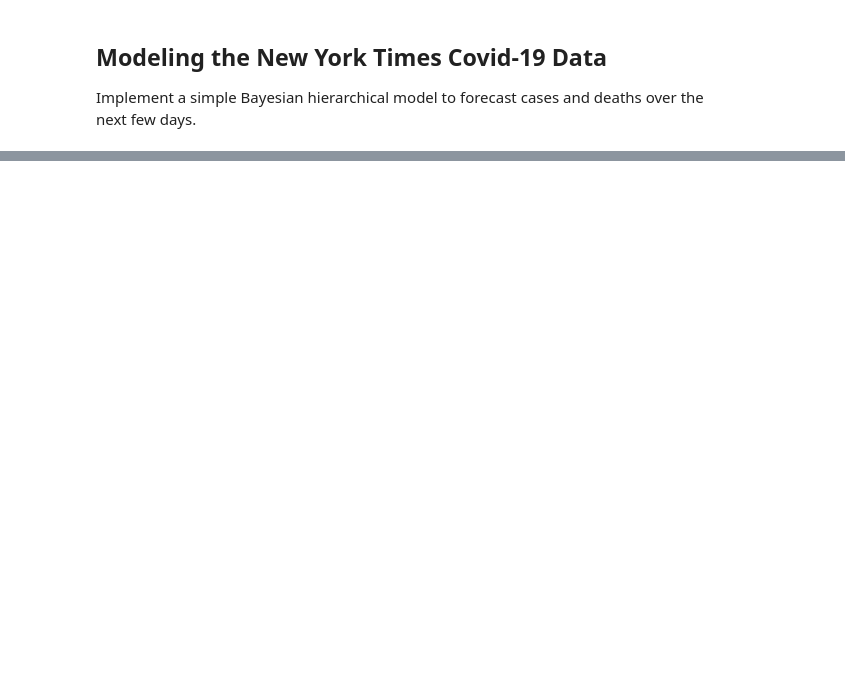
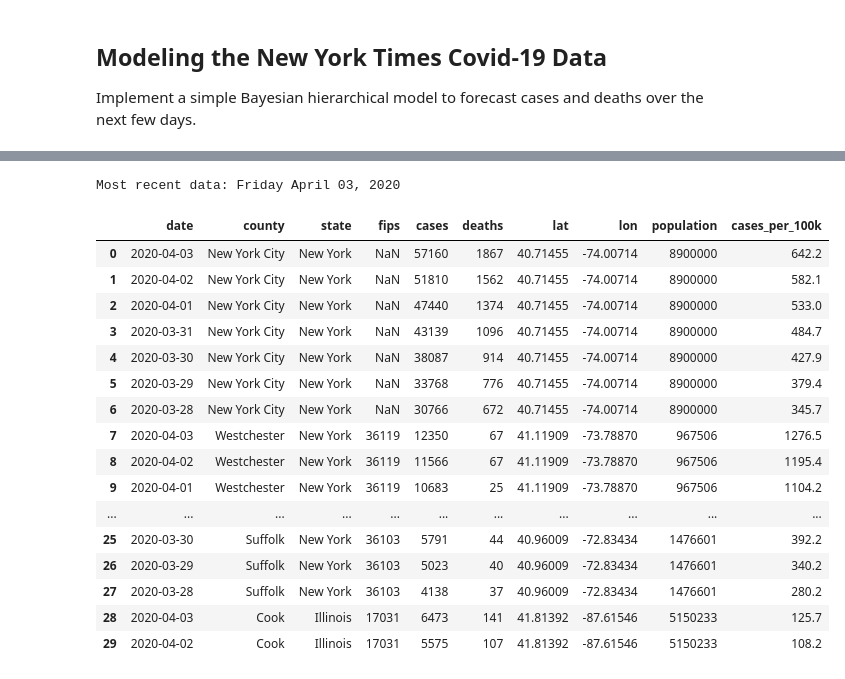
Before and after one commit to jdlafferty/covid-19, a Jupyter notebook: hierarchical-model.ipynb, the cells around one changed output, grey strips where cells are left out. Saved outputs shown, nothing was run; the diff lists cells and outputs as text; code cells hidden in the pictures; blank space fills up the shorter version.

```diff
--- a/hierarchical-model.ipynb
+++ b/hierarchical-model.ipynb
@@ -62,18 +63,4 @@ def county_state_of_address(addr):
     state = res['Response']['View'][0]['Result'][0]['Location']['Address']['AdditionalData'][1]['value']
     county = res['Response']['View'][0]['Result'][0]['Location']['Address']['AdditionalData'][2]['value']
     return (county, state)
-# %%
-recompute_geocodes = False
-if (recompute_geocodes):
-    lat, lon = compute_lat_lon(df_recent, geocoderApi)
-    df_geo = df_recent
-    df_geo['lat'] = lat
-    df_geo['lon'] = lon
-    lat_lon = df_recent
-    lat_lon = lat_lon.drop('cases',1)
-    lat_lon = lat_lon.drop('deaths',1)
-    lat_lon = lat_lon.drop('date',1)
-    lat_lon.to_csv('geo-counties.csv', header=True, index=False)
-
-df_geo = pd.read_csv("https://raw.githubusercontent.com/jdlafferty/covid-19/master/geo-counties.csv", dtype={"fips": str})
 # %%
@@ -224,0 +90,22 @@ render_map_with_address('Sun Valley, ID')
+# %%
+df_recent, most_recent_date = process_recent_data(days_back=7)
+df_recent.head(30)
+# %% [output]
+Most recent data: Friday April 03, 2020
+|  | date | county | state | fips | cases | deaths | lat | lon | population | cases_per_100k |
+| 0 | 2020-04-03 | New York City | New York | NaN | 57160 | 1867 | 40.71455 | -74.00714 | 8900000 | 642.2 |
+| 1 | 2020-04-02 | New York City | New York | NaN | 51810 | 1562 | 40.71455 | -74.00714 | 8900000 | 582.1 |
+| 2 | 2020-04-01 | New York City | New York | NaN | 47440 | 1374 | 40.71455 | -74.00714 | 8900000 | 533.0 |
+| 3 | 2020-03-31 | New York City | New York | NaN | 43139 | 1096 | 40.71455 | -74.00714 | 8900000 | 484.7 |
+| 4 | 2020-03-30 | New York City | New York | NaN | 38087 | 914 | 40.71455 | -74.00714 | 8900000 | 427.9 |
+| 5 | 2020-03-29 | New York City | New York | NaN | 33768 | 776 | 40.71455 | -74.00714 | 8900000 | 379.4 |
+| 6 | 2020-03-28 | New York City | New York | NaN | 30766 | 672 | 40.71455 | -74.00714 | 8900000 | 345.7 |
+| 7 | 2020-04-03 | Westchester | New York | 36119 | 12350 | 67 | 41.11909 | -73.78870 | 967506 | 1276.5 |
+| 8 | 2020-04-02 | Westchester | New York | 36119 | 11566 | 67 | 41.11909 | -73.78870 | 967506 | 1195.4 |
+| 9 | 2020-04-01 | Westchester | New York | 36119 | 10683 | 25 | 41.11909 | -73.78870 | 967506 | 1104.2 |
+| ... | ... | ... | ... | ... | ... | ... | ... | ... | ... | ... |
+| 25 | 2020-03-30 | Suffolk | New York | 36103 | 5791 | 44 | 40.96009 | -72.83434 | 1476601 | 392.2 |
+| 26 | 2020-03-29 | Suffolk | New York | 36103 | 5023 | 40 | 40.96009 | -72.83434 | 1476601 | 340.2 |
+| 27 | 2020-03-28 | Suffolk | New York | 36103 | 4138 | 37 | 40.96009 | -72.83434 | 1476601 | 280.2 |
+| 28 | 2020-04-03 | Cook | Illinois | 17031 | 6473 | 141 | 41.81392 | -87.61546 | 5150233 | 125.7 |
+| 29 | 2020-04-02 | Cook | Illinois | 17031 | 5575 | 107 | 41.81392 | -87.61546 | 5150233 | 108.2 |
```
Also changed, not shown: parts of 12 cells of this notebook.
